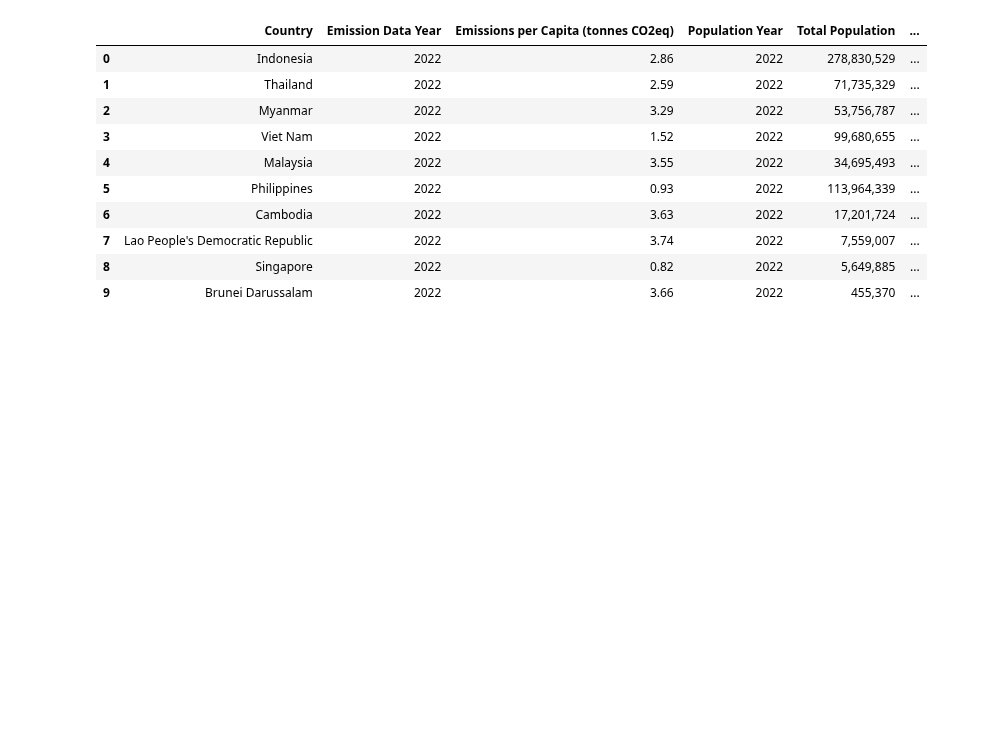
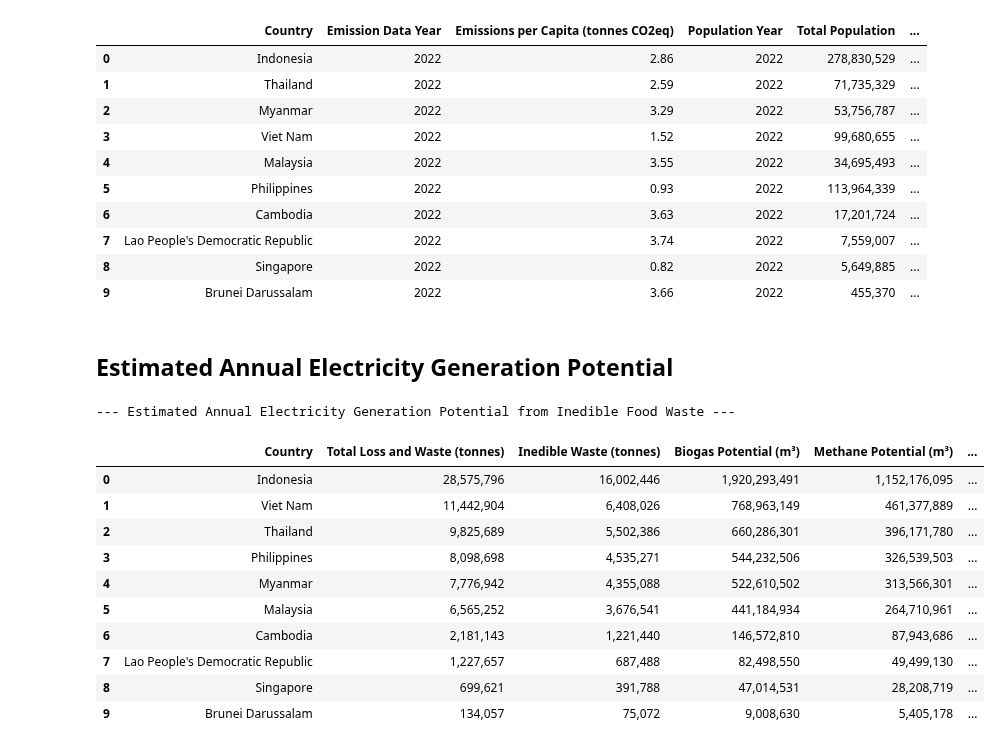
Before and after one commit to Azvier/asean-food-waste-sustainability, a Jupyter notebook: notebooks/data_analysis.ipynb, the cells around one changed output. Saved outputs shown, nothing was run; the diff lists cells and outputs as text; code cells hidden in the pictures; blank space fills up the shorter version.

Commit message:
feat(data-analysis): add electricity generation potential estimation
Adds calculation and output of annual electricity generation potential from inedible food waste by country.

```diff
--- a/notebooks/data_analysis.ipynb
+++ b/notebooks/data_analysis.ipynb
@@ -765,3 +749,57 @@ final_output
 | 7 | Lao People's Democratic Republic | 2022 | 3.74 | 2022 | 7,559,007 | ... |
 | 8 | Singapore | 2022 | 0.82 | 2022 | 5,649,885 | ... |
 | 9 | Brunei Darussalam | 2022 | 3.66 | 2022 | 455,370 | ... |
+# %% [markdown]
+## Estimated Annual Electricity Generation Potential
+# %%
+# Assumptions and conversion factors
+INEDIBLE_WASTE_PERCENTAGE = 0.56
+BIOGAS_YIELD_M3_PER_TONNE = 120
+METHANE_PERCENTAGE_IN_BIOGAS = 0.60
+KWH_PER_M3_METHANE = 10.0
+GENERATOR_EFFICIENCY = 0.35
+
+# Calculate total food loss and waste per country
+total_waste_df = total_loss_per_country.merge(
+    total_waste[['Country', 'Total Food Waste (tonnes/year)']].rename(
+        columns={'Total Food Waste (tonnes/year)': 'Total Food Waste (tonnes)'}
+    ),
+    on='Country', how='outer'
+).fillna(0)
+total_waste_df['Total Loss and Waste (tonnes)'] = (
+    total_waste_df['Total Food Loss (tonnes)'] + total_waste_df['Total Food Waste (tonnes)']
+)
+
+# Calculate bioenergy potential
+bioenergy_df = environmental_impact_df[['Country', 'Total Loss and Waste (tonnes)']].copy()
+bioenergy_df['Inedible Waste (tonnes)'] = bioenergy_df['Total Loss and Waste (tonnes)'] * INEDIBLE_WASTE_PERCENTAGE
+bioenergy_df['Biogas Potential (m³)'] = bioenergy_df['Inedible Waste (tonnes)'] * BIOGAS_YIELD_M3_PER_TONNE
+bioenergy_df['Methane Potential (m³)'] = bioenergy_df['Biogas Potential (m³)'] * METHANE_PERCENTAGE_IN_BIOGAS
+bioenergy_df['Gross Energy Potential (kWh)'] = bioenergy_df['Methane Potential (m³)'] * KWH_PER_M3_METHANE
+bioenergy_df['Net Electricity Generated (kWh)'] = bioenergy_df['Gross Energy Potential (kWh)'] * GENERATOR_EFFICIENCY
+
+# Format output
+final_output = bioenergy_df.sort_values('Net Electricity Generated (kWh)', ascending=False).reset_index(drop=True)
+final_output_fmt = final_output.copy()
+final_output_fmt['Total Loss and Waste (tonnes)'] = final_output['Total Loss and Waste (tonnes)'].map('{:,.0f}'.format)
+final_output_fmt['Net Electricity Generated (kWh)'] = final_output['Net Electricity Generated (kWh)'].map('{:,.0f}'.format)
+final_output_fmt['Inedible Waste (tonnes)'] = final_output['Inedible Waste (tonnes)'].map('{:,.0f}'.format)
+final_output_fmt['Biogas Potential (m³)'] = final_output['Biogas Potential (m³)'].map('{:,.0f}'.format)
+final_output_fmt['Methane Potential (m³)'] = final_output['Methane Potential (m³)'].map('{:,.0f}'.format)
+final_output_fmt['Gross Energy Potential (kWh)'] = final_output['Gross Energy Potential (kWh)'].map('{:,.0f}'.format)
+
+print("--- Estimated Annual Electricity Generation Potential from Inedible Food Waste ---")
+final_output_fmt
+# %% [output]
+--- Estimated Annual Electricity Generation Potential from Inedible Food Waste ---
+|  | Country | Total Loss and Waste (tonnes) | Inedible Waste (tonnes) | Biogas Potential (m³) | Methane Potential (m³) | ... |
+| 0 | Indonesia | 28,575,796 | 16,002,446 | 1,920,293,491 | 1,152,176,095 | ... |
+| 1 | Viet Nam | 11,442,904 | 6,408,026 | 768,963,149 | 461,377,889 | ... |
+| 2 | Thailand | 9,825,689 | 5,502,386 | 660,286,301 | 396,171,780 | ... |
+| 3 | Philippines | 8,098,698 | 4,535,271 | 544,232,506 | 326,539,503 | ... |
+| 4 | Myanmar | 7,776,942 | 4,355,088 | 522,610,502 | 313,566,301 | ... |
+| 5 | Malaysia | 6,565,252 | 3,676,541 | 441,184,934 | 264,710,961 | ... |
+| 6 | Cambodia | 2,181,143 | 1,221,440 | 146,572,810 | 87,943,686 | ... |
+| 7 | Lao People's Democratic Republic | 1,227,657 | 687,488 | 82,498,550 | 49,499,130 | ... |
+| 8 | Singapore | 699,621 | 391,788 | 47,014,531 | 28,208,719 | ... |
+| 9 | Brunei Darussalam | 134,057 | 75,072 | 9,008,630 | 5,405,178 | ... |
```
Also changed, not shown: parts of 2 cells of this notebook.
